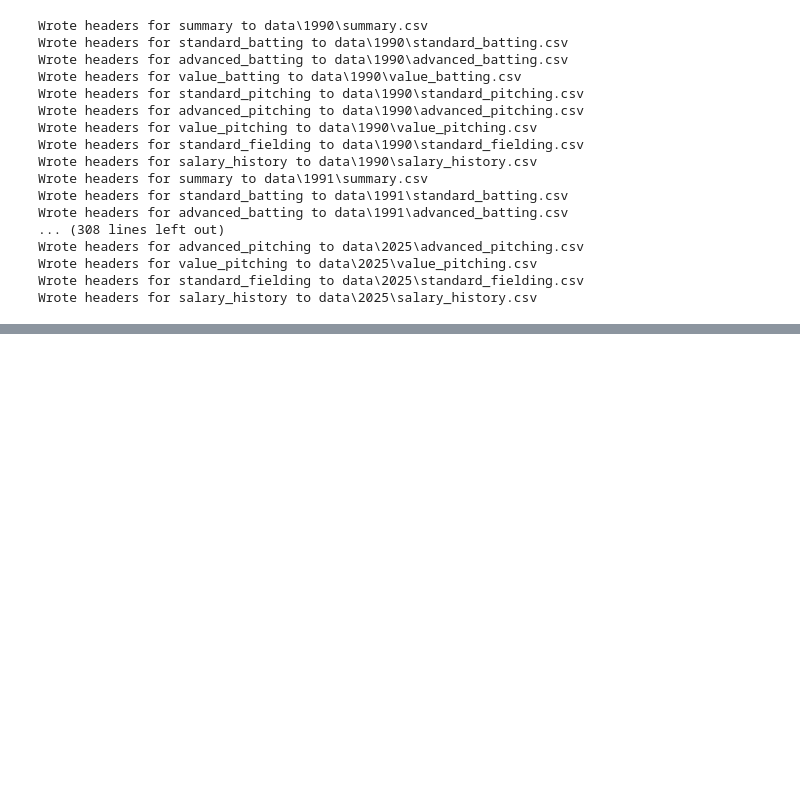
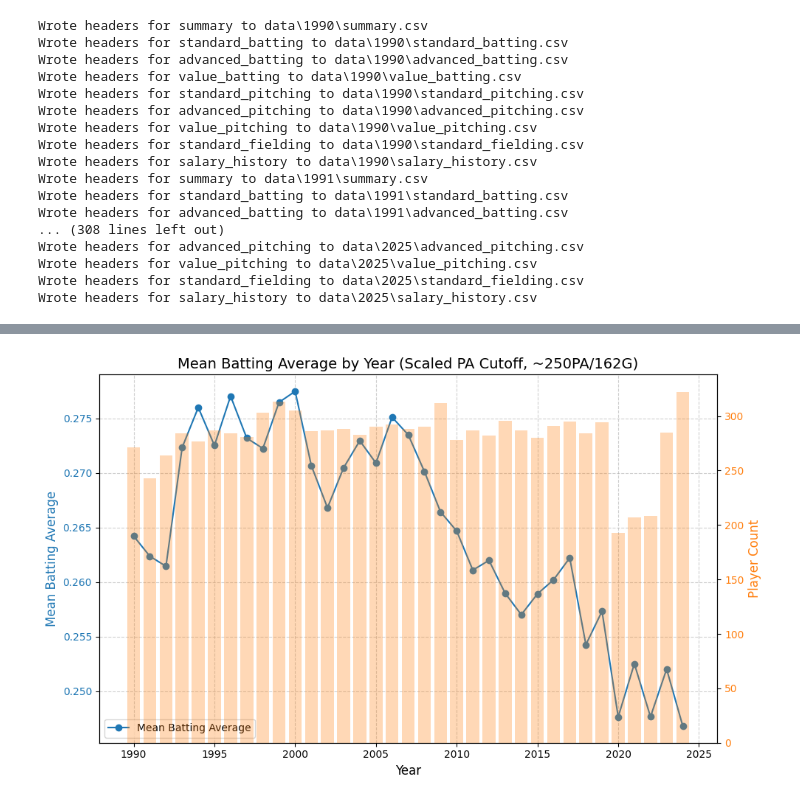
Before and after one commit to HenryWRausch/Project-Moneyball, a Jupyter notebook: script.ipynb, the cells around one changed output, grey strips where cells are left out. Saved outputs shown, nothing was run; the diff lists cells and outputs as text; code cells hidden in the pictures; blank space fills up the shorter version.

```diff
--- a/script.ipynb
+++ b/script.ipynb
@@ -29,11 +29,11 @@ from collections import deque
 # Globals
 DB_NAME = 'database.db'
 SCRAPES_PER_MINUTE = 20
-START_YEAR = 2000
-END_YEAR = 2012
+START_YEAR = 1990
+END_YEAR = 2024
 CSV_LOCATION = 'data'
 REQUEST_TIMES = deque(maxlen=20)  # store the timestamps of the last 20 requests
-RESUME_PLAYER = 'rominau01'  # id or None
+RESUME_PLAYER = 'sackibr01'  # id or None
 RESUME_FLAG = RESUME_PLAYER is None
 
 # Selenium config
@@ -1303,0 +1648,71 @@ Inserted 873 rows into value_pitching from value_pitching.csv for year 2019
+# %%
+# Mean Batting Average Trend
+
+import matplotlib.pyplot as plt
+import numpy as np
+
+query = '''WITH season_length AS (
+    SELECT sal.year, MAX(sb.games) AS games
+    FROM salary sal
+    LEFT JOIN standard_batting sb
+        ON sal.composite_id = sb.composite_id
+    GROUP BY sal.year
+)
+SELECT sal.year,
+       AVG(sb.batting_average) AS Mean_BA,
+       AVG(sb.ops) AS Mean_OPS,
+       COUNT(*) AS Player_Count
+FROM salary sal
+LEFT JOIN standard_batting sb
+    ON sal.composite_id = sb.composite_id
+
+LEFT JOIN season_length sl
+    ON sal.year = sl.year
+WHERE sb.plate_appearances > (sl.games * 1.5) -- Making sure we adjust for short seasons
+GROUP BY sal.year;'''
+
+cursor = conn.cursor()
+
+cursor.execute(query)
+rows = cursor.fetchall()
+years = [row[0] for row in rows]
+avg_ba = [row[1] for row in rows]
+avg_ops = [row[2] for row in rows]
+player_count = [row[3] for row in rows]
+
+cursor.execute(query)
+rows = cursor.fetchall()
+years = [row[0] for row in rows]
+avg_ba = [row[1] for row in rows]
+avg_ops = [row[2] for row in rows]
+player_count = [row[3] for row in rows]
+
+slope, intercept = np.polyfit(years, avg_ba, 1)
+trend_line = [slope * year + intercept for year in years]
+
+fig, ax1 = plt.subplots(figsize=(10,6))
+
+# Player count bars — draw first
+ax2 = ax1.twinx()
+ax2.bar(years, player_count, alpha=0.3, color='tab:orange', label='Player Count', zorder=1)
+ax2.set_ylabel("Player Count", color='tab:orange', fontsize=12)
+ax2.tick_params(axis='y', labelcolor='tab:orange')
+
+# Batting average line — draw on top
+ax1.plot(years, avg_ba, marker='o', color='tab:blue', label='Mean Batting Average', zorder=2)
+
+# Linear trend line
+# ax1.plot(years, trend_line, linestyle=':', color='black', label=f'Trend: slope={slope:.4f}', zorder=3,)
+
+ax1.set_xlabel("Year", fontsize=12)
+ax1.set_ylabel("Mean Batting Average", color='tab:blue', fontsize=12)
+ax1.tick_params(axis='y', labelcolor='tab:blue')
+ax1.grid(True, linestyle='--', alpha=0.6)
+
+# Title and legend
+plt.title("Mean Batting Average by Year (Scaled PA Cutoff, ~250PA/162G)", fontsize=14)
+ax1.legend(loc='lower left')
+fig.tight_layout()
+plt.show()
+# %% [output]
+[figure, added]
```
Also changed, not shown: parts of 8 cells of this notebook.
